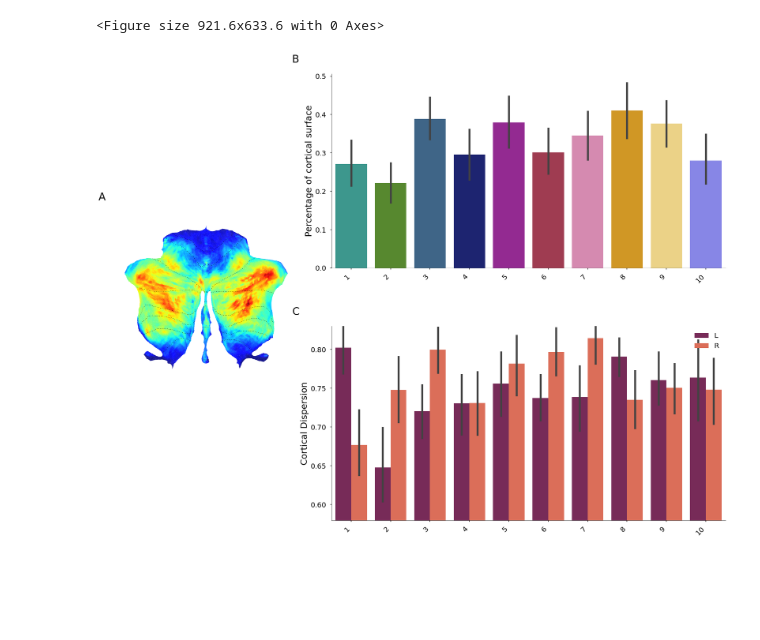
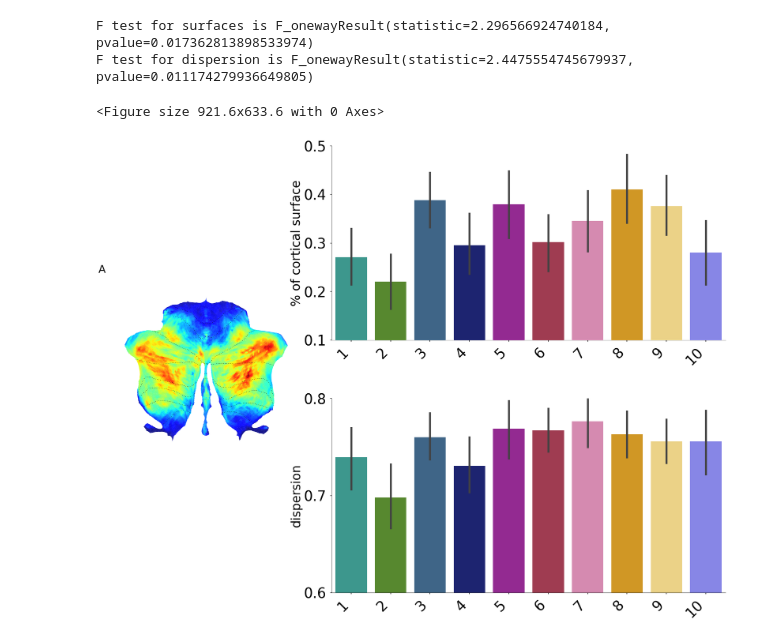
Before and after one commit to maedbhk/cerebellum_connectivity, a Jupyter notebook: notebooks/figures-mk.ipynb, the cells around one changed output. Saved outputs shown, nothing was run; the diff lists cells and outputs as text; code cells hidden in the pictures; blank space fills up the shorter version.

Commit message:
cleaned up figures

```diff
--- a/notebooks/figures-mk.ipynb
+++ b/notebooks/figures-mk.ipynb
@@ -23,7 +30,9 @@ fig.fig3()
 # %%
-fig.fig4()
+fig.fig3B()
 # %% [output]
-<Figure size 921.6x633.6 with 0 Axes>
+F test for surfaces is F_onewayResult(statistic=2.296566924740184, pvalue=0.017362813898533974)
+F test for dispersion is F_onewayResult(statistic=2.4475554745679937, pvalue=0.011174279936649805)
+<Figure size 921.6x633.6 with 0 Axes>
-[figure, old version]
+[figure, new version]
 # %%
 # fig.fig5()
```
Also changed, not shown: parts of 2 cells of this notebook, 3 other files.
